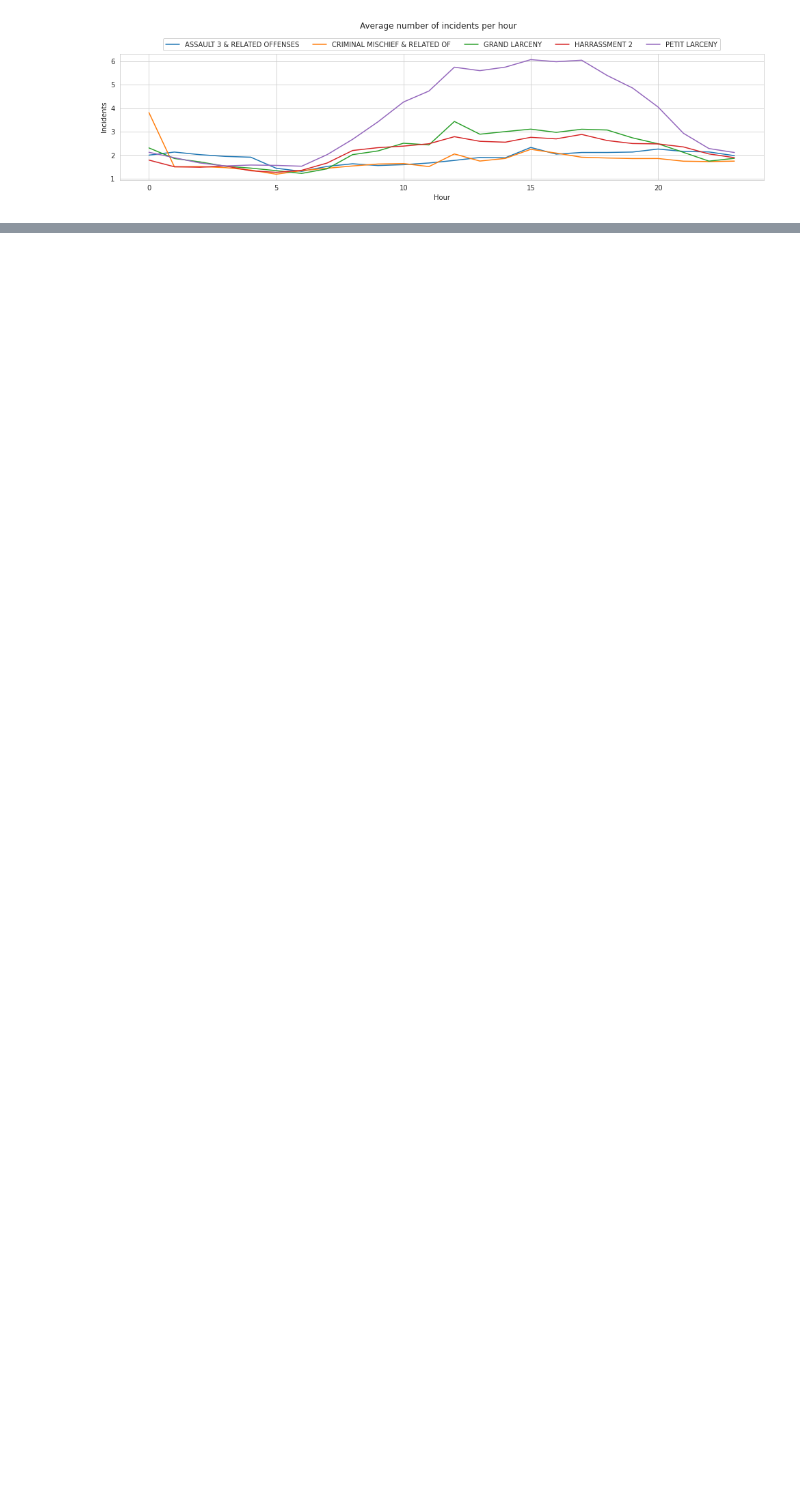
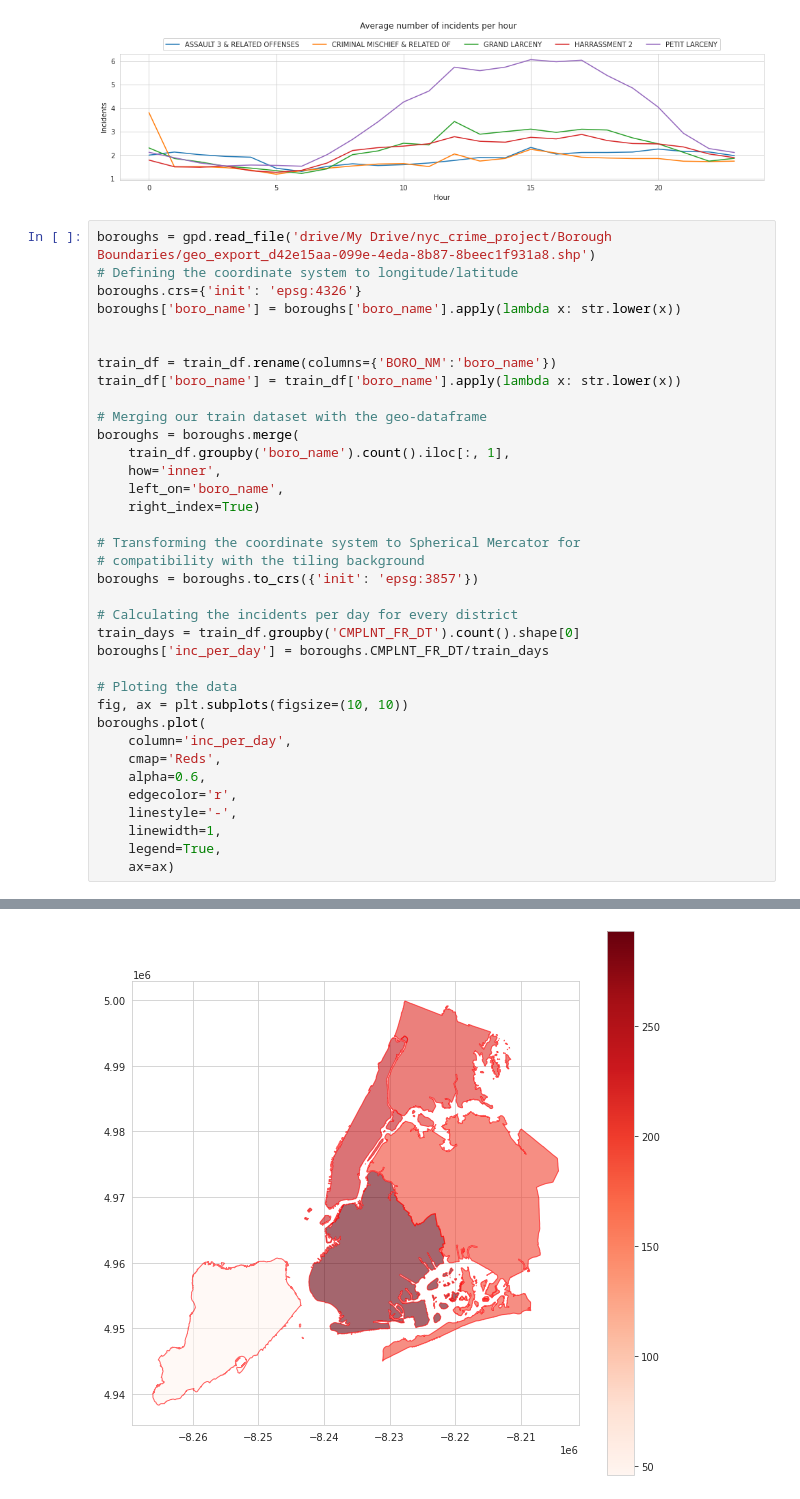
Before and after one commit to F1nalFortune/PySpark-NYC-Crime, a Jupyter notebook: data_analysis.ipynb, the cells around one changed output, grey strips where cells are left out. Cells and saved outputs as stored; diff of their text form; blank space fills up the shorter version.

Commit message:
plot incidents per borough boundaries tile background

```diff
--- a/data_analysis.ipynb
+++ b/data_analysis.ipynb
@@ -214,3 +214,40 @@ for value in train_df['BORO_NM'].unique():
 [figure]
 [figure]
 [figure]
+# %%
+boroughs = gpd.read_file('drive/My Drive/nyc_crime_project/Borough Boundaries/geo_export_d42e15aa-099e-4eda-8b87-8beec1f931a8.shp')
+# Defining the coordinate system to longitude/latitude
+boroughs.crs={'init': 'epsg:4326'}
+boroughs['boro_name'] = boroughs['boro_name'].apply(lambda x: str.lower(x))
+
+
+train_df = train_df.rename(columns={'BORO_NM':'boro_name'})
+train_df['boro_name'] = train_df['boro_name'].apply(lambda x: str.lower(x))
+
+# Merging our train dataset with the geo-dataframe
+boroughs = boroughs.merge(
+    train_df.groupby('boro_name').count().iloc[:, 1],
+    how='inner',
+    left_on='boro_name',
+    right_index=True)
+
+# Transforming the coordinate system to Spherical Mercator for
+# compatibility with the tiling background
+boroughs = boroughs.to_crs({'init': 'epsg:3857'})
+
+# Calculating the incidents per day for every district
+train_days = train_df.groupby('CMPLNT_FR_DT').count().shape[0]
+boroughs['inc_per_day'] = boroughs.CMPLNT_FR_DT/train_days
+
+# Ploting the data
+fig, ax = plt.subplots(figsize=(10, 10))
+boroughs.plot(
+    column='inc_per_day',
+    cmap='Reds',
+    alpha=0.6,
+    edgecolor='r',
+    linestyle='-',
+    linewidth=1,
+    legend=True,
+    ax=ax)
+# %% [output]
@@ -216,0 +255 @@ for value in train_df['BORO_NM'].unique():
+[figure, added]
```
Also changed, not shown: parts of 1 cell of this notebook.
